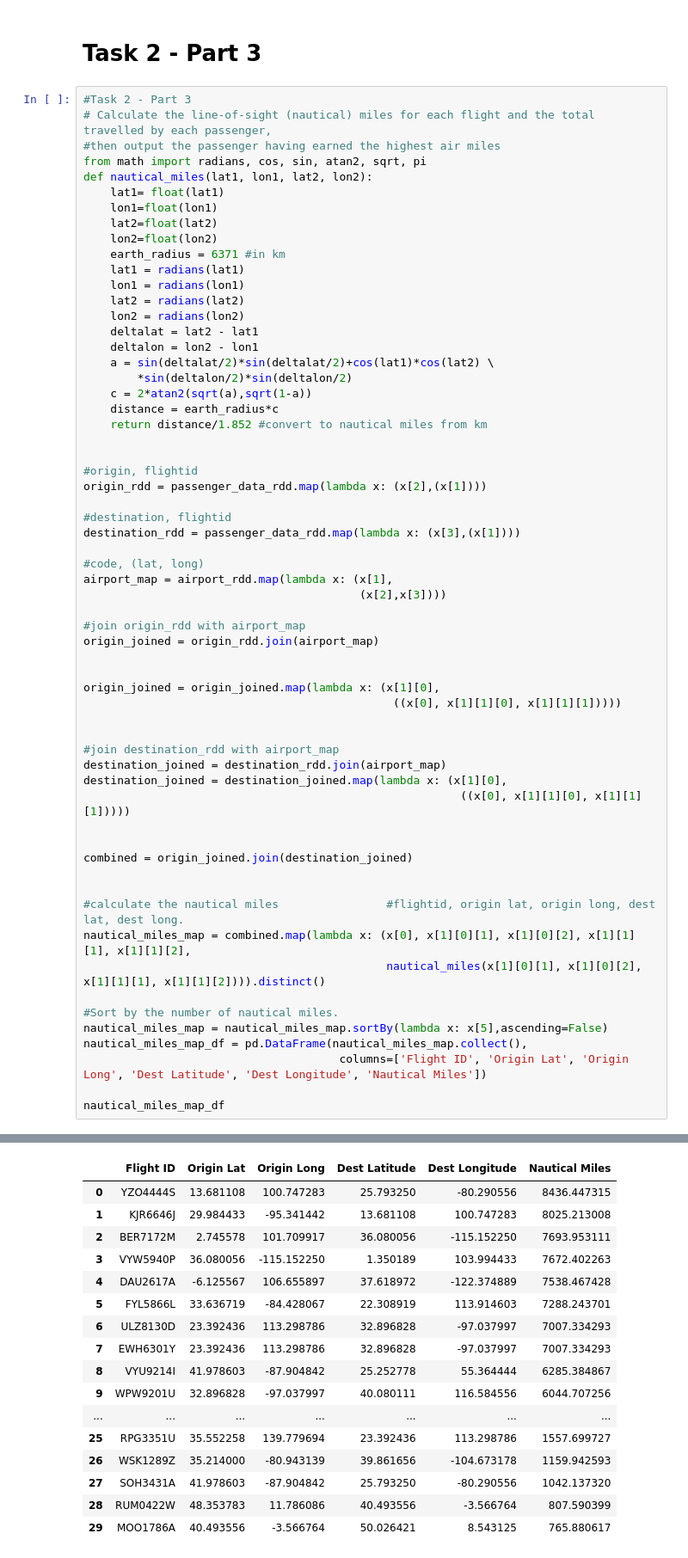
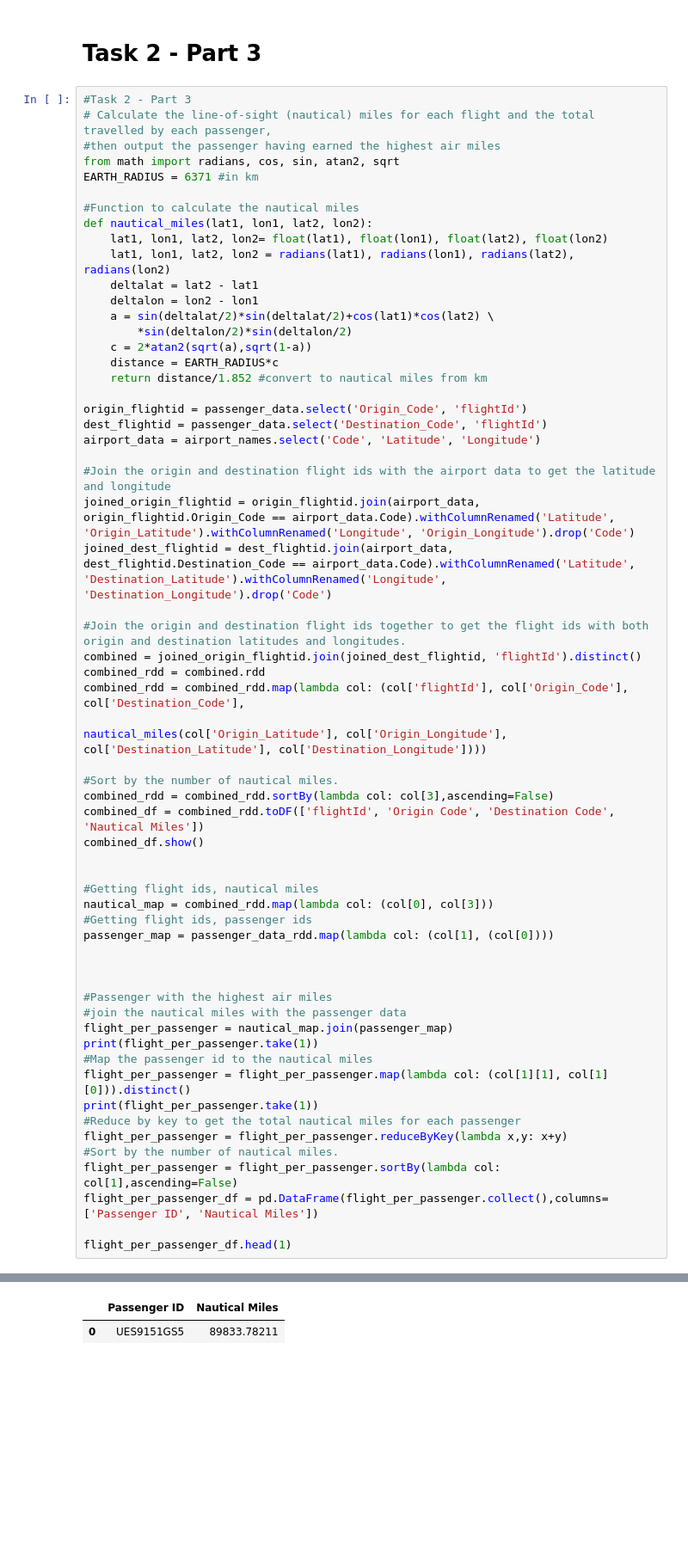
Before and after one commit to Teddiex/CMP3749M-Big-Data, a Jupyter notebook: BigData_Assignment.ipynb, the cells around one changed output, grey strips where cells are left out. Shown at 86% size. Cells and saved outputs as stored; diff of their text form; blank space fills up the shorter version.

Commit message:
rename file and remove file

```diff
--- a/BigData_Assignment.ipynb
+++ b/BigData_Assignment.ipynb
@@ -303,61 +276,60 @@ list_of_flights_mapped_df
 #Task 2 - Part 3
 # Calculate the line-of-sight (nautical) miles for each flight and the total travelled by each passenger,
 #then output the passenger having earned the highest air miles
-from math import radians, cos, sin, atan2, sqrt, pi
+from math import radians, cos, sin, atan2, sqrt
+EARTH_RADIUS = 6371 #in km
+
+#Function to calculate the nautical miles
 def nautical_miles(lat1, lon1, lat2, lon2):
-    lat1= float(lat1)
-    lon1=float(lon1)
-    lat2=float(lat2)
-    lon2=float(lon2)
-    earth_radius = 6371 #in km
-    lat1 = radians(lat1)
-    lon1 = radians(lon1)
-    lat2 = radians(lat2)
-    lon2 = radians(lon2)
+    lat1, lon1, lat2, lon2= float(lat1), float(lon1), float(lat2), float(lon2)
+    lat1, lon1, lat2, lon2 = radians(lat1), radians(lon1), radians(lat2), radians(lon2)
     deltalat = lat2 - lat1
     deltalon = lon2 - lon1
     a = sin(deltalat/2)*sin(deltalat/2)+cos(lat1)*cos(lat2) \
         *sin(deltalon/2)*sin(deltalon/2)
     c = 2*atan2(sqrt(a),sqrt(1-a))
-    distance = earth_radius*c
+    distance = EARTH_RADIUS*c
     return distance/1.852 #convert to nautical miles from km
 
+origin_flightid = passenger_data.select('Origin_Code', 'flightId')
+dest_flightid = passenger_data.select('Destination_Code', 'flightId')
+airport_data = airport_names.select('Code', 'Latitude', 'Longitude')
 
-#origin, flightid
-origin_rdd = passenger_data_rdd.map(lambda x: (x[2],(x[1])))
+#Join the origin and destination flight ids with the airport data to get the latitude and longitude
+joined_origin_flightid = origin_flightid.join(airport_data, origin_flightid.Origin_Code == airport_data.Code).withColumnRenamed('Latitude', 'Origin_Latitude').withColumnRenamed('Longitude', 'Origin_Longitude').drop('Code')
+joined_dest_flightid = dest_flightid.join(airport_data, dest_flightid.Destination_Code == airport_data.Code).withColumnRenamed('Latitude', 'Destination_Latitude').withColumnRenamed('Longitude', 'Destination_Longitude').drop('Code')
 
-#destination, flightid
-destination_rdd = passenger_data_rdd.map(lambda x: (x[3],(x[1])))
+#Join the origin and destination flight ids together to get the flight ids with both origin and destination latitudes and longitudes.
+combined = joined_origin_flightid.join(joined_dest_flightid, 'flightId').distinct()
+combined_rdd = combined.rdd
+combined_rdd = combined_rdd.map(lambda col: (col['flightId'], col['Origin_Code'], col['Destination_Code'],
+                                                        nautical_miles(col['Origin_Latitude'], col['Origin_Longitude'], col['Destination_Latitude'], col['Destination_Longitude'])))
 
-#code, (lat, long)
-airport_map = airport_rdd.map(lambda x: (x[1],
-                                         (x[2],x[3])))
-
-#join origin_rdd with airport_map
-origin_joined = origin_rdd.join(airport_map)
+#Sort by the number of nautical miles.
+combined_rdd = combined_rdd.sortBy(lambda col: col[3],ascending=False)
+combined_df = combined_rdd.toDF(['flightId', 'Origin Code', 'Destination Code', 'Nautical Miles'])
+combined_df.show()
 
 
-origin_joined = origin_joined.map(lambda x: (x[1][0],
-                                              ((x[0], x[1][1][0], x[1][1][1]))))
+#Getting flight ids, nautical miles
+nautical_map = combined_rdd.map(lambda col: (col[0], col[3]))
+#Getting flight ids, passenger ids
+passenger_map = passenger_data_rdd.map(lambda col: (col[1], (col[0])))
 
 
-#join destination_rdd with airport_map
-destination_joined = destination_rdd.join(airport_map)
-destination_joined = destination_joined.map(lambda x: (x[1][0],
-                                                        ((x[0], x[1][1][0], x[1][1][1]))))
 
+#Passenger with the highest air miles
+#join the nautical miles with the passenger data
+flight_per_passenger = nautical_map.join(passenger_map)
+print(flight_per_passenger.take(1))
+#Map the passenger id to the nautical miles
+flight_per_passenger = flight_per_passenger.map(lambda col: (col[1][1], col[1][0])).distinct()
+print(flight_per_passenger.take(1))
+#Reduce by key to get the total nautical miles for each passenger
+flight_per_passenger = flight_per_passenger.reduceByKey(lambda x,y: x+y)
+#Sort by the number of nautical miles.
+flight_per_passenger = flight_per_passenger.sortBy(lambda col: col[1],ascending=False)
+flight_per_passenger_df = pd.DataFrame(flight_per_passenger.collect(),columns=['Passenger ID', 'Nautical Miles'])
 
-combined = origin_joined.join(destination_joined)
-
-
-#calculate the nautical miles                #flightid, origin lat, origin long, dest lat, dest long.
-nautical_miles_map = combined.map(lambda x: (x[0], x[1][0][1], x[1][0][2], x[1][1][1], x[1][1][2],
-                                             nautical_miles(x[1][0][1], x[1][0][2], x[1][1][1], x[1][1][2]))).distinct()
-
-#Sort by the number of nautical miles.
-nautical_miles_map = nautical_miles_map.sortBy(lambda x: x[5],ascending=False)
-nautical_miles_map_df = pd.DataFrame(nautical_miles_map.collect(),
-                                      columns=['Flight ID', 'Origin Lat', 'Origin Long', 'Dest Latitude', 'Dest Longitude', 'Nautical Miles'])
-
-nautical_miles_map_df
+flight_per_passenger_df.head(1)
 # %% [output]
@@ -364,17 +353,2 @@ nautical_miles_map_df
-|  | Flight ID | Origin Lat | Origin Long | Dest Latitude | Dest Longitude | Nautical Miles |
-| 0 | YZO4444S | 13.681108 | 100.747283 | 25.793250 | -80.290556 | 8436.447315 |
-| 1 | KJR6646J | 29.984433 | -95.341442 | 13.681108 | 100.747283 | 8025.213008 |
-| 2 | BER7172M | 2.745578 | 101.709917 | 36.080056 | -115.152250 | 7693.953111 |
-| 3 | VYW5940P | 36.080056 | -115.152250 | 1.350189 | 103.994433 | 7672.402263 |
-| 4 | DAU2617A | -6.125567 | 106.655897 | 37.618972 | -122.374889 | 7538.467428 |
-| 5 | FYL5866L | 33.636719 | -84.428067 | 22.308919 | 113.914603 | 7288.243701 |
-| 6 | ULZ8130D | 23.392436 | 113.298786 | 32.896828 | -97.037997 | 7007.334293 |
-| 7 | EWH6301Y | 23.392436 | 113.298786 | 32.896828 | -97.037997 | 7007.334293 |
-| 8 | VYU9214I | 41.978603 | -87.904842 | 25.252778 | 55.364444 | 6285.384867 |
-| 9 | WPW9201U | 32.896828 | -97.037997 | 40.080111 | 116.584556 | 6044.707256 |
-| ... | ... | ... | ... | ... | ... | ... |
-| 25 | RPG3351U | 35.552258 | 139.779694 | 23.392436 | 113.298786 | 1557.699727 |
-| 26 | WSK1289Z | 35.214000 | -80.943139 | 39.861656 | -104.673178 | 1159.942593 |
-| 27 | SOH3431A | 41.978603 | -87.904842 | 25.793250 | -80.290556 | 1042.137320 |
-| 28 | RUM0422W | 48.353783 | 11.786086 | 40.493556 | -3.566764 | 807.590399 |
-| 29 | MOO1786A | 40.493556 | -3.566764 | 50.026421 | 8.543125 | 765.880617 |
+|  | Passenger ID | Nautical Miles |
+| 0 | UES9151GS5 | 89833.78211 |
```
Also changed, not shown: parts of 7 cells of this notebook.
